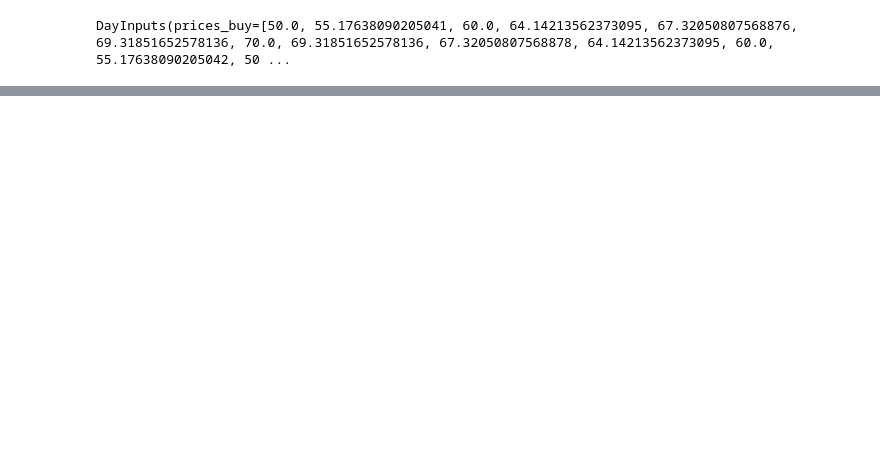
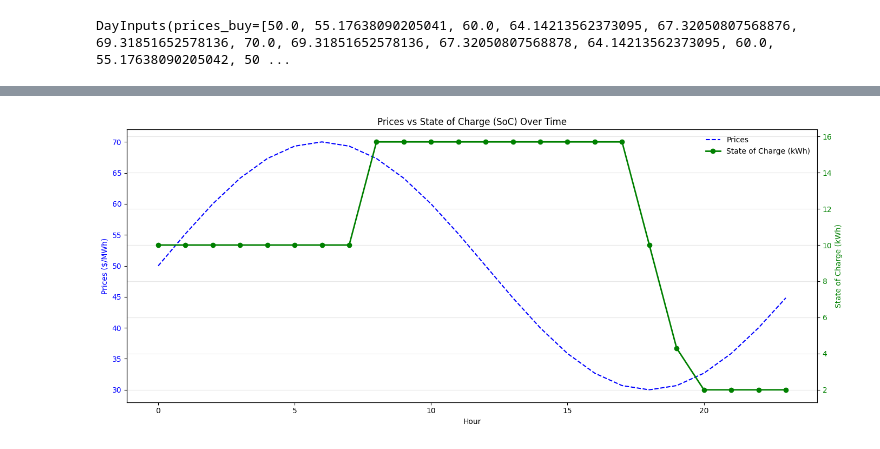
Before and after one commit to MillendRoy/Agentics_for_EnergyArbitrage_Battery, a Jupyter notebook: energy_arbitrage/test_language_models_agentics.ipynb, the cells around one changed output, grey strips where cells are left out. Saved outputs shown, nothing was run; the diff lists cells and outputs as text; code cells hidden in the pictures; blank space fills up the shorter version.

```diff
--- a/energy_arbitrage/test_language_models_agentics.ipynb
+++ b/energy_arbitrage/test_language_models_agentics.ipynb
@@ -116,0 +117,32 @@ plt.show()
+# %%
+import numpy as np
+import matplotlib.pyplot as plt
+
+hours = np.arange(24)
+fig, ax1 = plt.subplots(figsize=(14, 6))
+
+# --- Primary axis (Prices) ---
+ax1.plot(hours, day.prices_buy, '--b', label='Prices')
+ax1.set_xlabel('Hour')
+ax1.set_ylabel('Prices ($/MWh)', color='b')
+ax1.tick_params(axis='y', labelcolor='b')
+
+# --- Secondary axis (State of Charge) ---
+ax2 = ax1.twinx()
+ax2.plot(hours, np.array(output.soc[:]) * battery_details.capacity_kwh,
+         '-og', label='State of Charge (kWh)', linewidth=2, markersize=6)
+ax2.set_ylabel('State of Charge (kWh)', color='g')
+ax2.tick_params(axis='y', labelcolor='g')
+
+
+# --- Legends ---
+lines_1, labels_1 = ax1.get_legend_handles_labels()
+lines_2, labels_2 = ax2.get_legend_handles_labels()
+ax2.legend(lines_1 + lines_2, labels_1 + labels_2, loc='best', frameon=False)
+
+plt.title('Prices vs State of Charge (SoC) Over Time')
+plt.grid(alpha=0.3)
+plt.tight_layout()
+plt.show()
+# %% [output]
+[figure, added]
```
Also changed, not shown: parts of 4 cells of this notebook, 2 other files.
